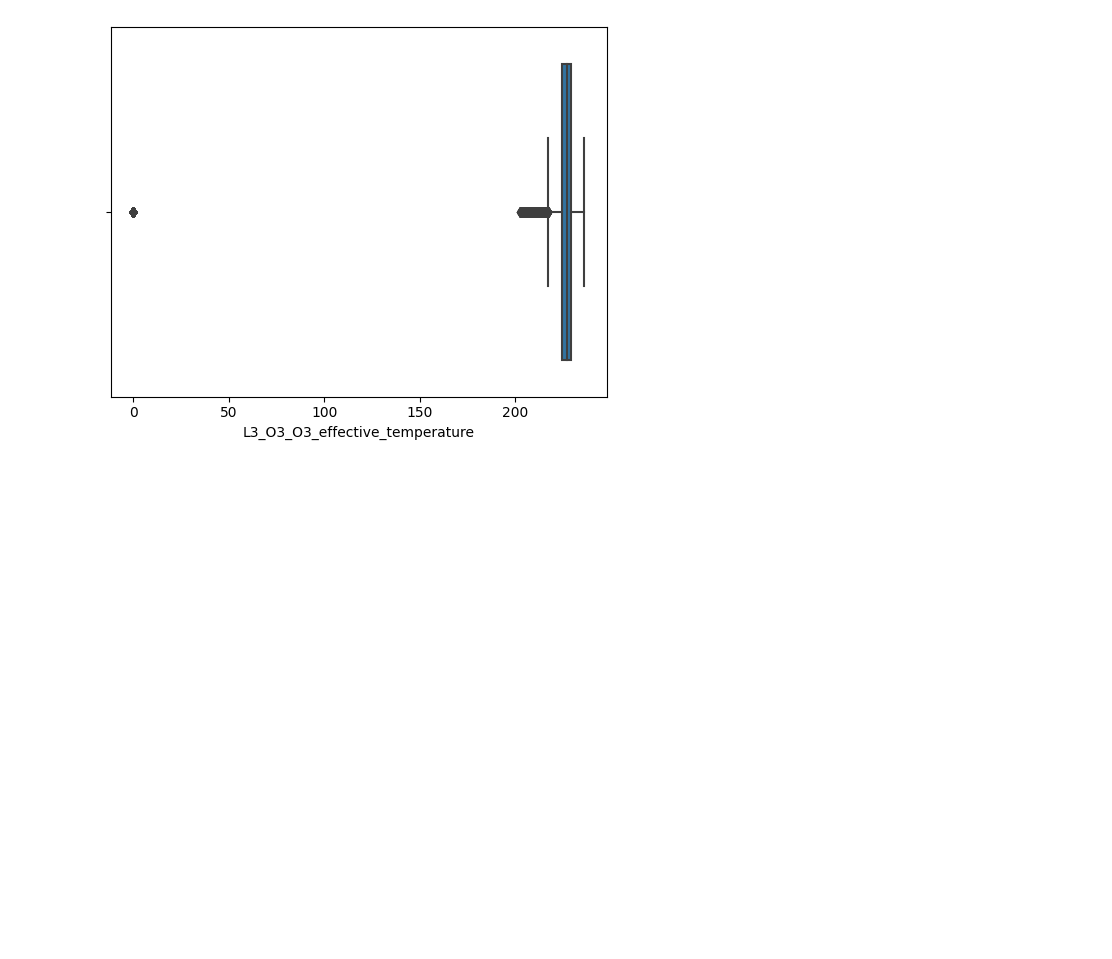
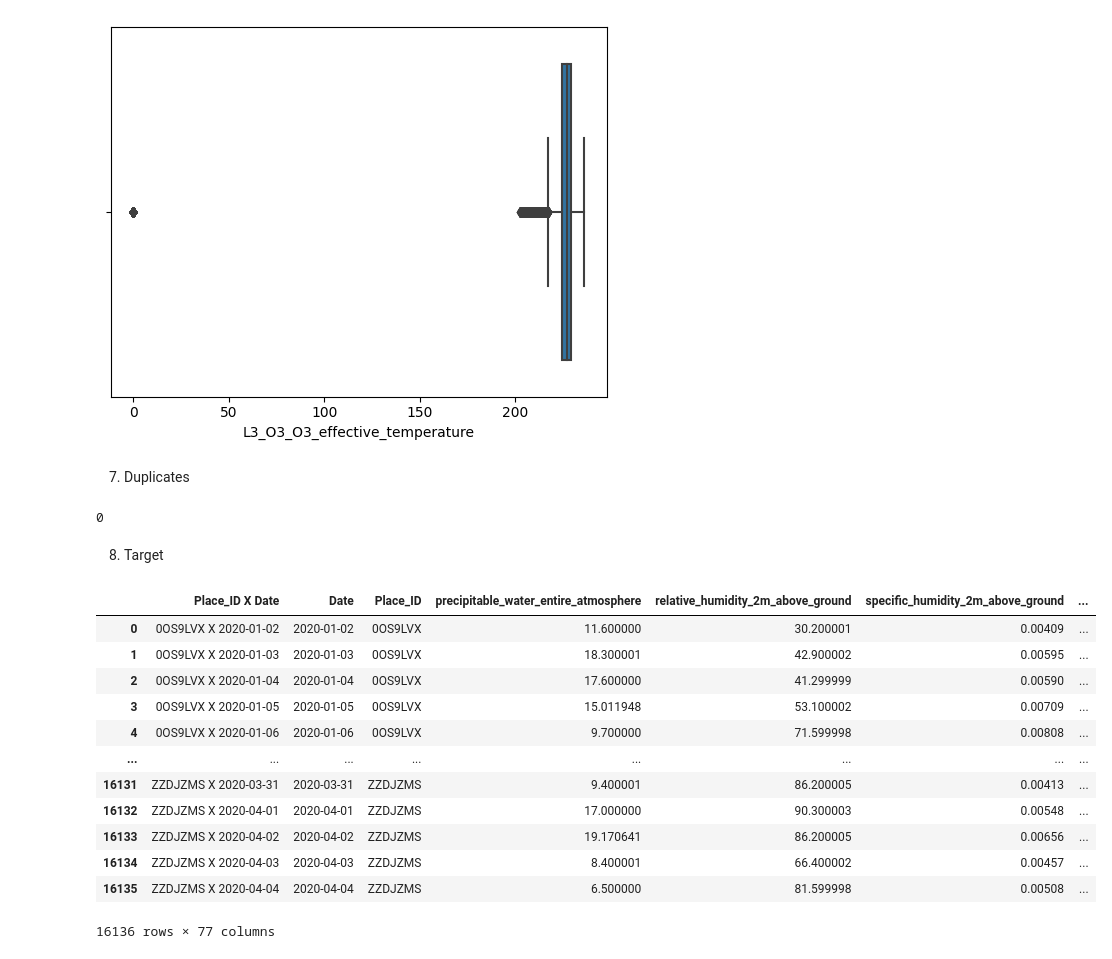
Before and after one commit to Maximilian2509/ds-AirPollution, a Jupyter notebook: eda-starter-julia.ipynb, the cells around one changed output. Saved outputs shown, nothing was run; the diff lists cells and outputs as text; code cells hidden in the pictures; blank space fills up the shorter version.

```diff
--- a/eda-starter-julia.ipynb
+++ b/eda-starter-julia.ipynb
@@ -100,3 +100,32 @@ for col in num_cols[10:20]:  # nur 10 Spalten wegen platz
 [figure]
 [figure]
 [figure]
+# %% [markdown]
+7. Duplicates
+# %%
+df.duplicated().sum()
+# %% [output]
+0
+# %% [markdown]
+8. Target
+# %%
+# df['target'].value_counts(normalize=True)
+# sns.boxplot(x='target', y='some_feature', data=df)
+
+columns_with_25 = [col for col in df.columns if "daily" in str(col)]
+columns_with_25
+df
+# %% [output]
+|  | Place_ID X Date | Date | Place_ID | precipitable_water_entire_atmosphere | relative_humidity_2m_above_ground | specific_humidity_2m_above_ground | ... |
+| 0 | 0OS9LVX X 2020-01-02 | 2020-01-02 | 0OS9LVX | 11.600000 | 30.200001 | 0.00409 | ... |
+| 1 | 0OS9LVX X 2020-01-03 | 2020-01-03 | 0OS9LVX | 18.300001 | 42.900002 | 0.00595 | ... |
+| 2 | 0OS9LVX X 2020-01-04 | 2020-01-04 | 0OS9LVX | 17.600000 | 41.299999 | 0.00590 | ... |
+| 3 | 0OS9LVX X 2020-01-05 | 2020-01-05 | 0OS9LVX | 15.011948 | 53.100002 | 0.00709 | ... |
+| 4 | 0OS9LVX X 2020-01-06 | 2020-01-06 | 0OS9LVX | 9.700000 | 71.599998 | 0.00808 | ... |
+| ... | ... | ... | ... | ... | ... | ... | ... |
+| 16131 | ZZDJZMS X 2020-03-31 | 2020-03-31 | ZZDJZMS | 9.400001 | 86.200005 | 0.00413 | ... |
+| 16132 | ZZDJZMS X 2020-04-01 | 2020-04-01 | ZZDJZMS | 17.000000 | 90.300003 | 0.00548 | ... |
+| 16133 | ZZDJZMS X 2020-04-02 | 2020-04-02 | ZZDJZMS | 19.170641 | 86.200005 | 0.00656 | ... |
+| 16134 | ZZDJZMS X 2020-04-03 | 2020-04-03 | ZZDJZMS | 8.400001 | 66.400002 | 0.00457 | ... |
+| 16135 | ZZDJZMS X 2020-04-04 | 2020-04-04 | ZZDJZMS | 6.500000 | 81.599998 | 0.00508 | ... |
+16136 rows × 77 columns
```
Also changed, not shown: 6 other files.
